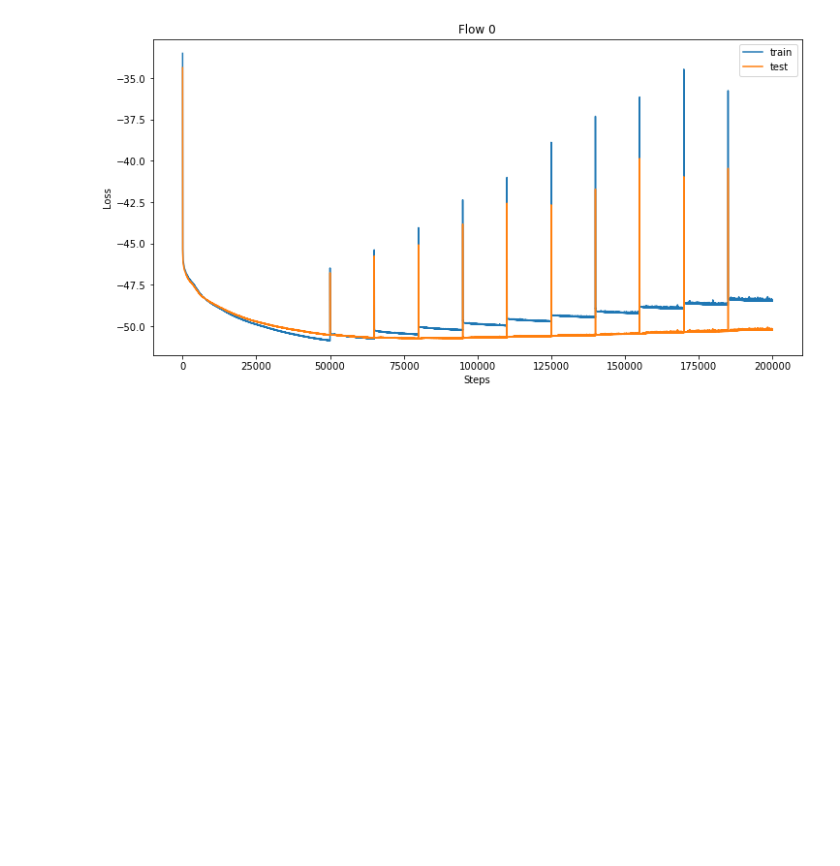
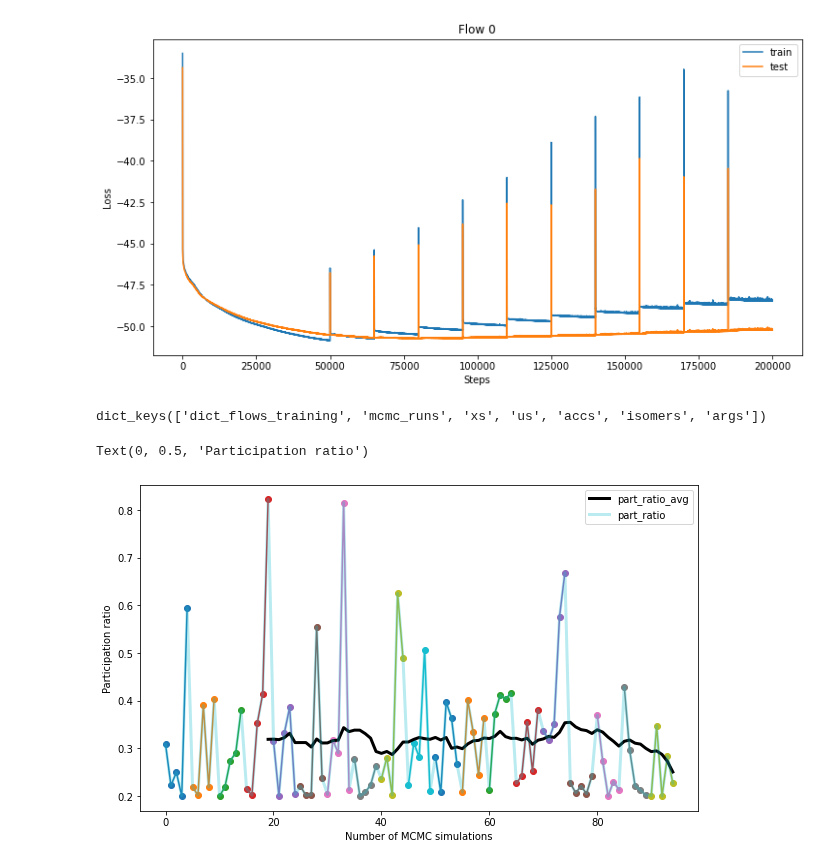
Before and after one commit to anacmolina/ML-DFT, a Jupyter notebook: notebooks/24 - first adaptive ag6 data.ipynb, the cells around one changed output. Saved outputs shown, nothing was run; the diff lists cells and outputs as text; code cells hidden in the pictures; blank space fills up the shorter version.

Commit message:
adaptive results, plots, ratios

```diff
--- a/notebooks/24 - first adaptive ag6 data.ipynb
+++ b/notebooks/24 - first adaptive ag6 data.ipynb
@@ -79,0 +81,25 @@ for j in range(1):
+# %%
+adapt_2 = load_pickle_file('adaptative_sampling_2419701.pkl',
+    path='/mnt/home/amolina/ceph/simulations/adaptive_samp_5/results_adaptive_is0_2419701')
+# %%
+adapt_2.keys()
+# %% [output]
+dict_keys(['dict_flows_training', 'mcmc_runs', 'xs', 'us', 'accs', 'isomers', 'args'])
+# %%
+dic_flows = adapt_2['dict_flows_training']
+# %%
+part_ratios = [dic_flows[i][0]['part_ratios'] for i in range(1, 96, 5)]
+# %%
+fig, ax = plt.subplots(1, 1, figsize=(10, 6))
+i=0
+for part_ratio in part_ratios:
+    set_plot_iteration(part_ratio, avg=False, window_size=10, axis=0, alpha=1, ax=ax, label='', init=i, marker='o')
+    i+=len(part_ratio)
+
+set_plot_iteration(torch.cat(part_ratios).flatten().detach(), avg=True, window_size=20, axis=1, alpha=0.3, ax=ax, label='part_ratio', init=0, linewidth=3)
+ax.legend()
+ax.set_xlabel('Number of MCMC simulations')
+ax.set_ylabel('Participation ratio')
+# %% [output]
+Text(0, 0.5, 'Participation ratio')
+[figure, added]
```
Also changed, not shown: parts of 11 cells of this notebook, 5 other files.
